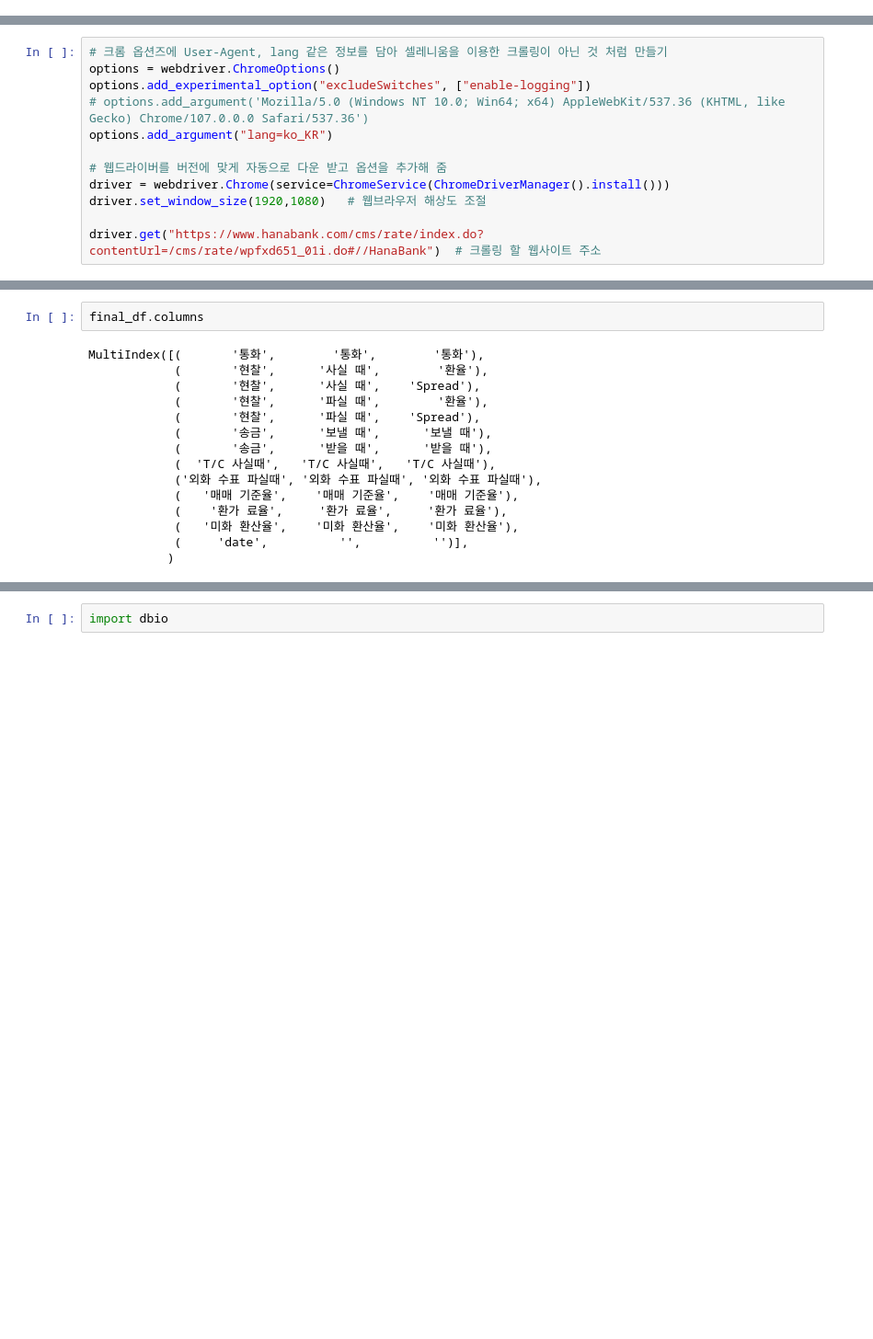
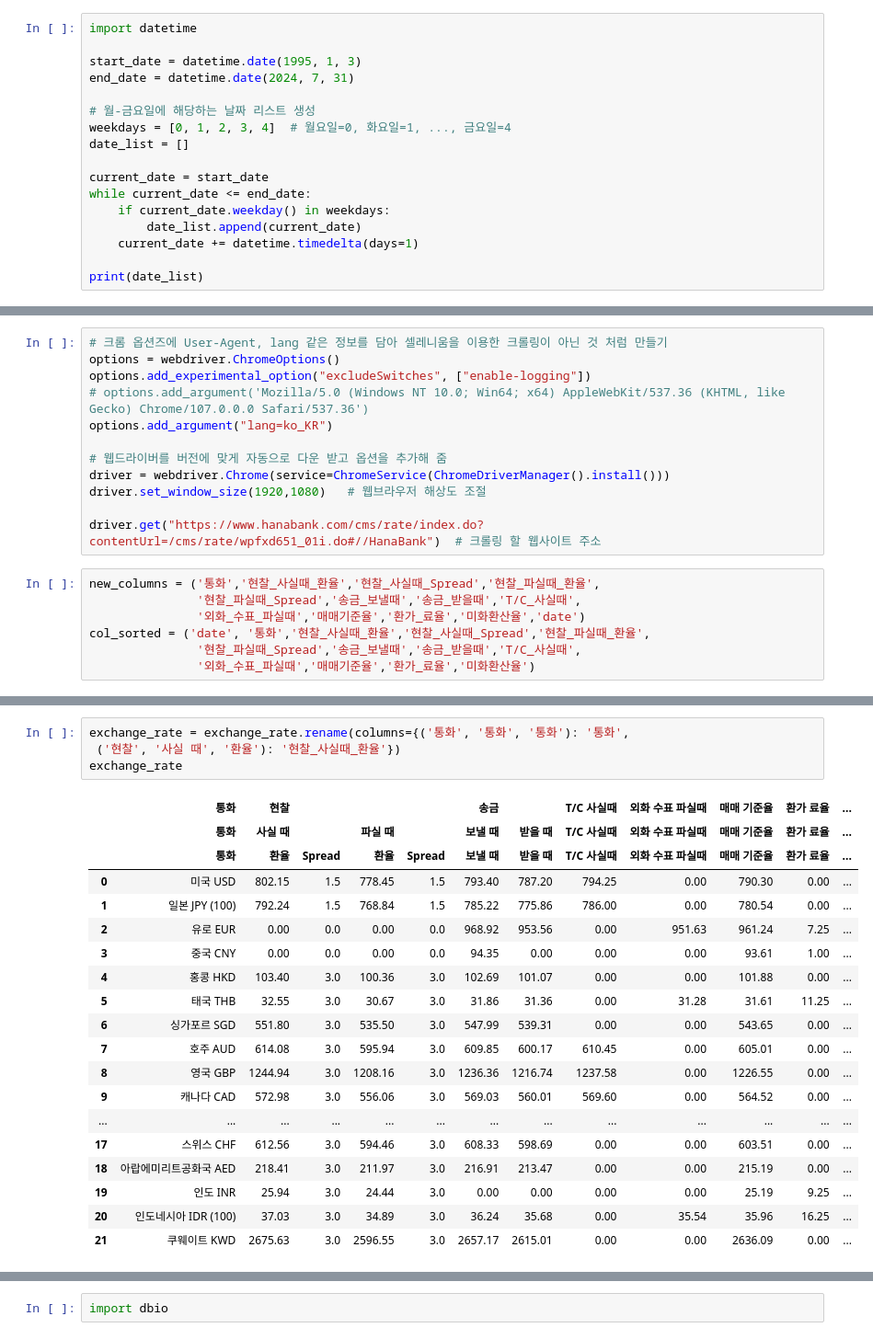
Before and after one commit to haram4th/fintech_pm_data_science, a Jupyter notebook: 05data_scraping/hanabank_exchange_rate_data_selenium.ipynb, the cells around one changed output, grey strips where cells are left out. Shown at 92% size. Saved outputs shown, nothing was run; the diff lists cells and outputs as text; blank space fills up the shorter version.

```diff
--- a/05data_scraping/hanabank_exchange_rate_data_selenium.ipynb
+++ b/05data_scraping/hanabank_exchange_rate_data_selenium.ipynb
@@ -45,0 +23,17 @@ for date in dates[::-1][:10]:
+# %%
+import datetime
+
+start_date = datetime.date(1995, 1, 3)
+end_date = datetime.date(2024, 7, 31)
+
+# 월-금요일에 해당하는 날짜 리스트 생성
+weekdays = [0, 1, 2, 3, 4]  # 월요일=0, 화요일=1, ..., 금요일=4
+date_list = []
+
+current_date = start_date
+while current_date <= end_date:
+    if current_date.weekday() in weekdays:
+        date_list.append(current_date)
+    current_date += datetime.timedelta(days=1)
+
+print(date_list)
@@ -55,4 +55,11 @@ driver = webdriver.Chrome(service=ChromeService(ChromeDriverManager().install())
 driver.set_window_size(1920,1080)   # 웹브라우저 해상도 조절
 
 driver.get("https://www.hanabank.com/cms/rate/index.do?contentUrl=/cms/rate/wpfxd651_01i.do#//HanaBank")  # 크롤링 할 웹사이트 주소
+# %%
+new_columns = ('통화','현찰_사실때_환율','현찰_사실때_Spread','현찰_파실때_환율',
+               '현찰_파실때_Spread','송금_보낼때','송금_받을때','T/C_사실때',
+               '외화_수표_파실때','매매기준율','환가_료율','미화환산율','date')
+col_sorted = ('date', '통화','현찰_사실때_환율','현찰_사실때_Spread','현찰_파실때_환율',
+               '현찰_파실때_Spread','송금_보낼때','송금_받을때','T/C_사실때',
+               '외화_수표_파실때','매매기준율','환가_료율','미화환산율')
 # %%
@@ -114,17 +202,24 @@ final_df[final_df['date'] == '2024-07-30']
 # %%
-final_df.columns
+exchange_rate = exchange_rate.rename(columns={('통화', '통화', '통화'): '통화',
+ ('현찰', '사실 때', '환율'): '현찰_사실때_환율'})
+exchange_rate
 # %% [output]
-MultiIndex([(       '통화',        '통화',        '통화'),
-            (       '현찰',      '사실 때',        '환율'),
-            (       '현찰',      '사실 때',    'Spread'),
-            (       '현찰',      '파실 때',        '환율'),
-            (       '현찰',      '파실 때',    'Spread'),
-            (       '송금',      '보낼 때',      '보낼 때'),
-            (       '송금',      '받을 때',      '받을 때'),
-            (  'T/C 사실때',   'T/C 사실때',   'T/C 사실때'),
-            ('외화 수표 파실때', '외화 수표 파실때', '외화 수표 파실때'),
-            (   '매매 기준율',    '매매 기준율',    '매매 기준율'),
-            (    '환가 료율',     '환가 료율',     '환가 료율'),
-            (   '미화 환산율',    '미화 환산율',    '미화 환산율'),
-            (     'date',          '',          '')],
-           )
+|  | 통화 | 현찰 |  |  |  | 송금 |  | T/C 사실때 | 외화 수표 파실때 | 매매 기준율 | 환가 료율 | ... |
+|  | 통화 | 사실 때 |  | 파실 때 |  | 보낼 때 | 받을 때 | T/C 사실때 | 외화 수표 파실때 | 매매 기준율 | 환가 료율 | ... |
+|  | 통화 | 환율 | Spread | 환율 | Spread | 보낼 때 | 받을 때 | T/C 사실때 | 외화 수표 파실때 | 매매 기준율 | 환가 료율 | ... |
+| 0 | 미국 USD | 802.15 | 1.5 | 778.45 | 1.5 | 793.40 | 787.20 | 794.25 | 0.00 | 790.30 | 0.00 | ... |
+| 1 | 일본 JPY (100) | 792.24 | 1.5 | 768.84 | 1.5 | 785.22 | 775.86 | 786.00 | 0.00 | 780.54 | 0.00 | ... |
+| 2 | 유로 EUR | 0.00 | 0.0 | 0.00 | 0.0 | 968.92 | 953.56 | 0.00 | 951.63 | 961.24 | 7.25 | ... |
+| 3 | 중국 CNY | 0.00 | 0.0 | 0.00 | 0.0 | 94.35 | 0.00 | 0.00 | 0.00 | 93.61 | 1.00 | ... |
+| 4 | 홍콩 HKD | 103.40 | 3.0 | 100.36 | 3.0 | 102.69 | 101.07 | 0.00 | 0.00 | 101.88 | 0.00 | ... |
+| 5 | 태국 THB | 32.55 | 3.0 | 30.67 | 3.0 | 31.86 | 31.36 | 0.00 | 31.28 | 31.61 | 11.25 | ... |
+| 6 | 싱가포르 SGD | 551.80 | 3.0 | 535.50 | 3.0 | 547.99 | 539.31 | 0.00 | 0.00 | 543.65 | 0.00 | ... |
+| 7 | 호주 AUD | 614.08 | 3.0 | 595.94 | 3.0 | 609.85 | 600.17 | 610.45 | 0.00 | 605.01 | 0.00 | ... |
+| 8 | 영국 GBP | 1244.94 | 3.0 | 1208.16 | 3.0 | 1236.36 | 1216.74 | 1237.58 | 0.00 | 1226.55 | 0.00 | ... |
+| 9 | 캐나다 CAD | 572.98 | 3.0 | 556.06 | 3.0 | 569.03 | 560.01 | 569.60 | 0.00 | 564.52 | 0.00 | ... |
+| ... | ... | ... | ... | ... | ... | ... | ... | ... | ... | ... | ... | ... |
+| 17 | 스위스 CHF | 612.56 | 3.0 | 594.46 | 3.0 | 608.33 | 598.69 | 0.00 | 0.00 | 603.51 | 0.00 | ... |
+| 18 | 아랍에미리트공화국 AED | 218.41 | 3.0 | 211.97 | 3.0 | 216.91 | 213.47 | 0.00 | 0.00 | 215.19 | 0.00 | ... |
+| 19 | 인도 INR | 25.94 | 3.0 | 24.44 | 3.0 | 0.00 | 0.00 | 0.00 | 0.00 | 25.19 | 9.25 | ... |
+| 20 | 인도네시아 IDR (100) | 37.03 | 3.0 | 34.89 | 3.0 | 36.24 | 35.68 | 0.00 | 35.54 | 35.96 | 16.25 | ... |
+| 21 | 쿠웨이트 KWD | 2675.63 | 3.0 | 2596.55 | 3.0 | 2657.17 | 2615.01 | 0.00 | 0.00 | 2636.09 | 0.00 | ... |
```
Also changed, not shown: parts of 18 cells of this notebook, 8 other files.
